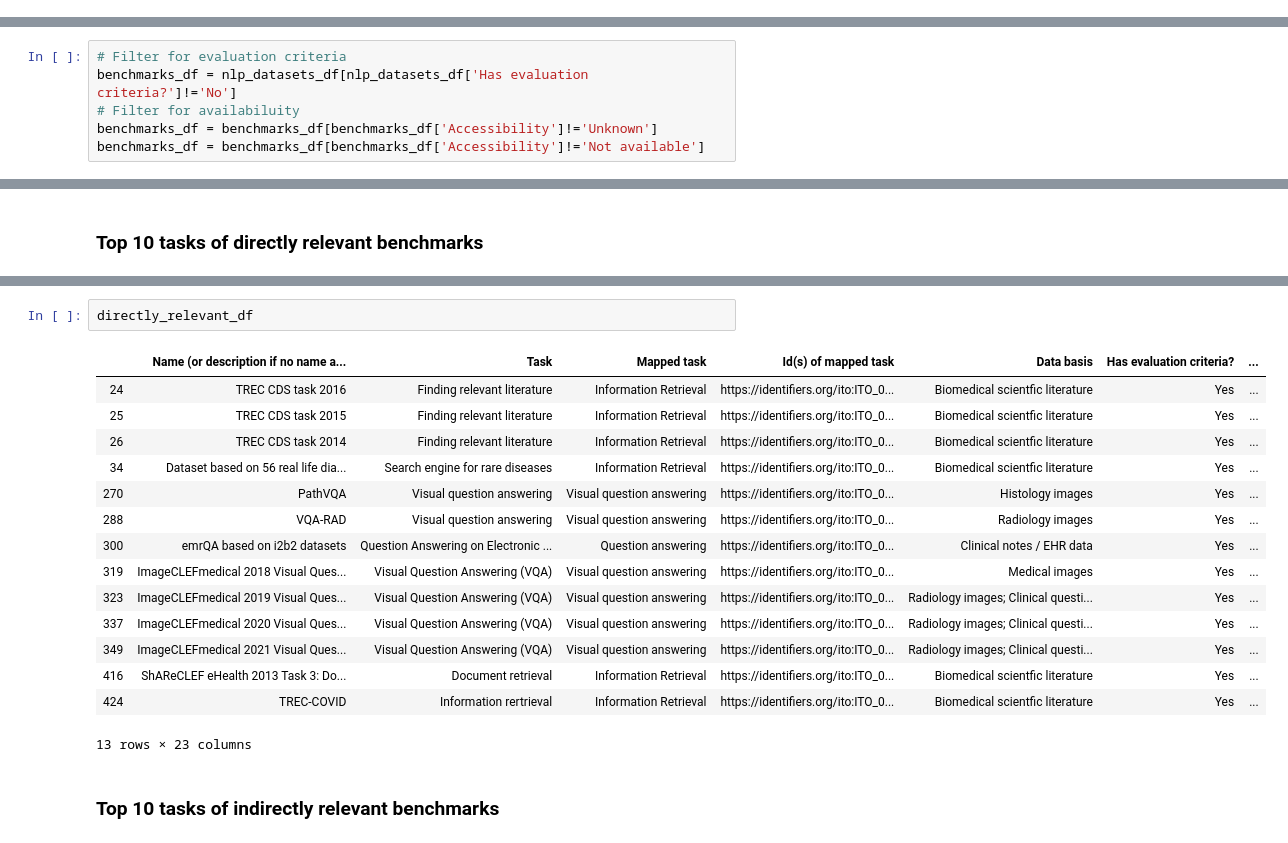
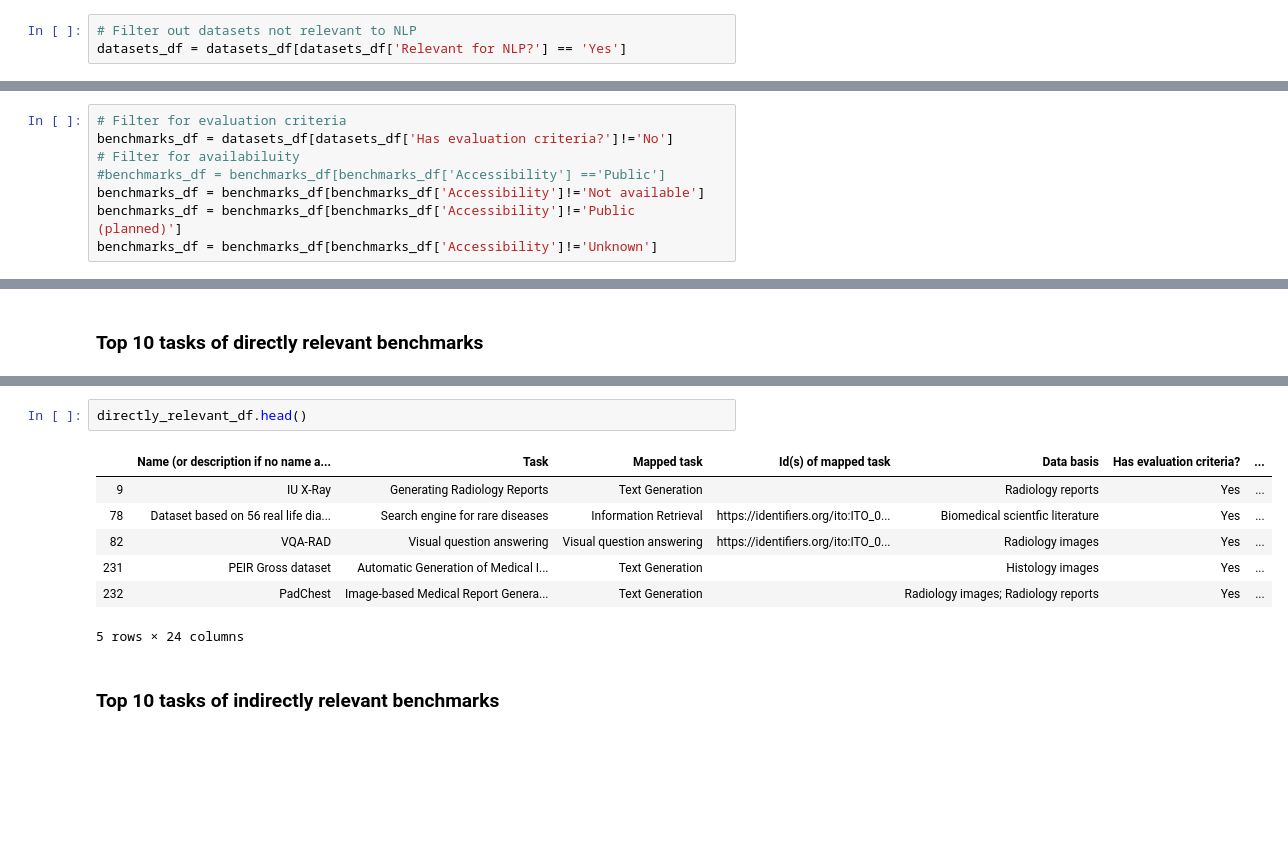
Before and after one commit to OpenBioLink/ITO, a Jupyter notebook: notebooks/clinical_benchmarks/clinically_relevant_benchmarks.ipynb, the cells around one changed output, grey strips where cells are left out. Drawn from its saved outputs; the diff is of its cells as text; blank space fills up the shorter version.

```diff
--- a/notebooks/clinical_benchmarks/clinically_relevant_benchmarks.ipynb
+++ b/notebooks/clinical_benchmarks/clinically_relevant_benchmarks.ipynb
@@ -29 +31,4 @@ nlp_datasets_df = datasets_df[(datasets_df['Relevant for QA/IR?'] == 'Directly')
+# %%
+# Filter out datasets not relevant to NLP
+datasets_df = datasets_df[datasets_df['Relevant for NLP?'] == 'Yes']
 # %%
@@ -34,7 +39,9 @@ Total number of datasets relevant for NLP: 337
 ### Only benchmarks (= publicly available and has evaluation criteria)
 # %%
 # Filter for evaluation criteria
-benchmarks_df = nlp_datasets_df[nlp_datasets_df['Has evaluation criteria?']!='No']
+benchmarks_df = datasets_df[datasets_df['Has evaluation criteria?']!='No']
 # Filter for availabiluity
+#benchmarks_df = benchmarks_df[benchmarks_df['Accessibility'] =='Public']
+benchmarks_df = benchmarks_df[benchmarks_df['Accessibility']!='Not available']
+benchmarks_df = benchmarks_df[benchmarks_df['Accessibility']!='Public (planned)']
 benchmarks_df = benchmarks_df[benchmarks_df['Accessibility']!='Unknown']
-benchmarks_df = benchmarks_df[benchmarks_df['Accessibility']!='Not available']
@@ -55,21 +78,13 @@ tasks_directly_relevant.figure.savefig('tasks_directly_relevant.png', bbox_inche
 # %%
-directly_relevant_df
+directly_relevant_df.head()
 # %% [output]
 |  | Name (or description if no name a... | Task | Mapped task | Id(s) of mapped task | Data basis | Has evaluation criteria? | ... |
-| 24 | TREC CDS task 2016 | Finding relevant literature | Information Retrieval | https://identifiers.org/ito:ITO_0... | Biomedical scientfic literature | Yes | ... |
-| 25 | TREC CDS task 2015 | Finding relevant literature | Information Retrieval | https://identifiers.org/ito:ITO_0... | Biomedical scientfic literature | Yes | ... |
-| 26 | TREC CDS task 2014 | Finding relevant literature | Information Retrieval | https://identifiers.org/ito:ITO_0... | Biomedical scientfic literature | Yes | ... |
-| 34 | Dataset based on 56 real life dia... | Search engine for rare diseases | Information Retrieval | https://identifiers.org/ito:ITO_0... | Biomedical scientfic literature | Yes | ... |
-| 270 | PathVQA | Visual question answering | Visual question answering | https://identifiers.org/ito:ITO_0... | Histology images | Yes | ... |
-| 288 | VQA-RAD | Visual question answering | Visual question answering | https://identifiers.org/ito:ITO_0... | Radiology images | Yes | ... |
-| 300 | emrQA based on i2b2 datasets | Question Answering on Electronic ... | Question answering | https://identifiers.org/ito:ITO_0... | Clinical notes / EHR data | Yes | ... |
-| 319 | ImageCLEFmedical 2018 Visual Ques... | Visual Question Answering (VQA) | Visual question answering | https://identifiers.org/ito:ITO_0... | Medical images | Yes | ... |
-| 323 | ImageCLEFmedical 2019 Visual Ques... | Visual Question Answering (VQA) | Visual question answering | https://identifiers.org/ito:ITO_0... | Radiology images; Clinical questi... | Yes | ... |
-| 337 | ImageCLEFmedical 2020 Visual Ques... | Visual Question Answering (VQA) | Visual question answering | https://identifiers.org/ito:ITO_0... | Radiology images; Clinical questi... | Yes | ... |
-| 349 | ImageCLEFmedical 2021 Visual Ques... | Visual Question Answering (VQA) | Visual question answering | https://identifiers.org/ito:ITO_0... | Radiology images; Clinical questi... | Yes | ... |
-| 416 | ShAReCLEF eHealth 2013 Task 3: Do... | Document retrieval | Information Retrieval | https://identifiers.org/ito:ITO_0... | Biomedical scientfic literature | Yes | ... |
-| 424 | TREC-COVID | Information rertrieval | Information Retrieval | https://identifiers.org/ito:ITO_0... | Biomedical scientfic literature | Yes | ... |
+| 9 | IU X-Ray | Generating Radiology Reports | Text Generation |  | Radiology reports | Yes | ... |
+| 78 | Dataset based on 56 real life dia... | Search engine for rare diseases | Information Retrieval | https://identifiers.org/ito:ITO_0... | Biomedical scientfic literature | Yes | ... |
+| 82 | VQA-RAD | Visual question answering | Visual question answering | https://identifiers.org/ito:ITO_0... | Radiology images | Yes | ... |
+| 231 | PEIR Gross dataset | Automatic Generation of Medical I... | Text Generation |  | Histology images | Yes | ... |
+| 232 | PadChest | Image-based Medical Report Genera... | Text Generation |  | Radiology images; Radiology reports | Yes | ... |
-13 rows × 23 columns
+5 rows × 24 columns
 # %% [markdown]
 ### Top 10 tasks of indirectly relevant benchmarks
 # %%
```
Also changed, not shown: parts of 16 cells of this notebook, 9 other files.
